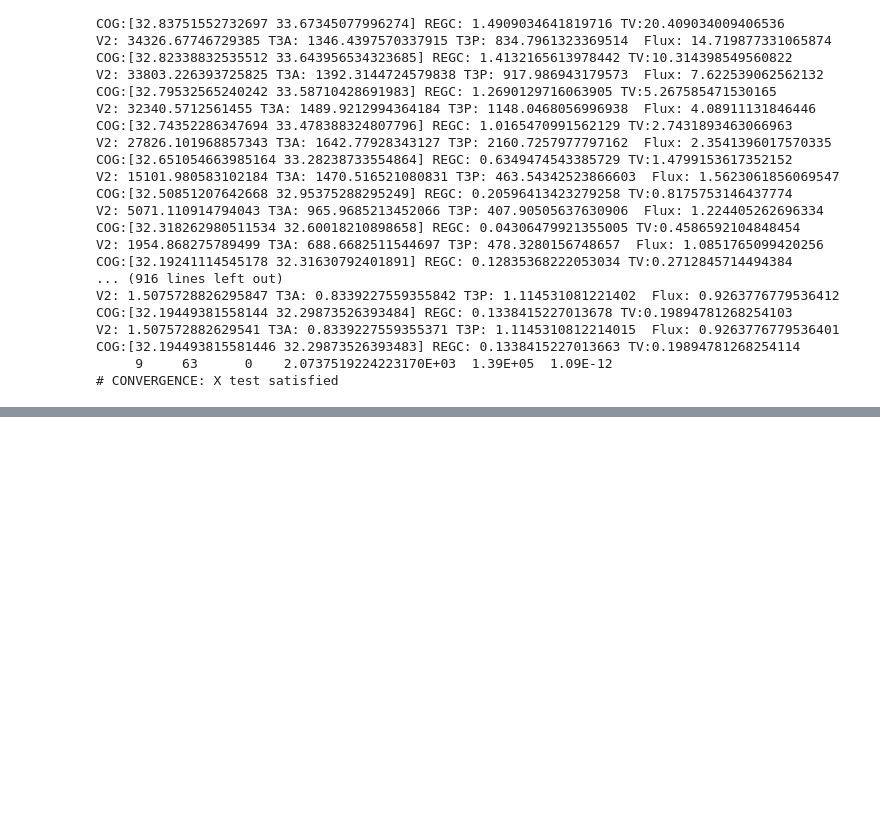
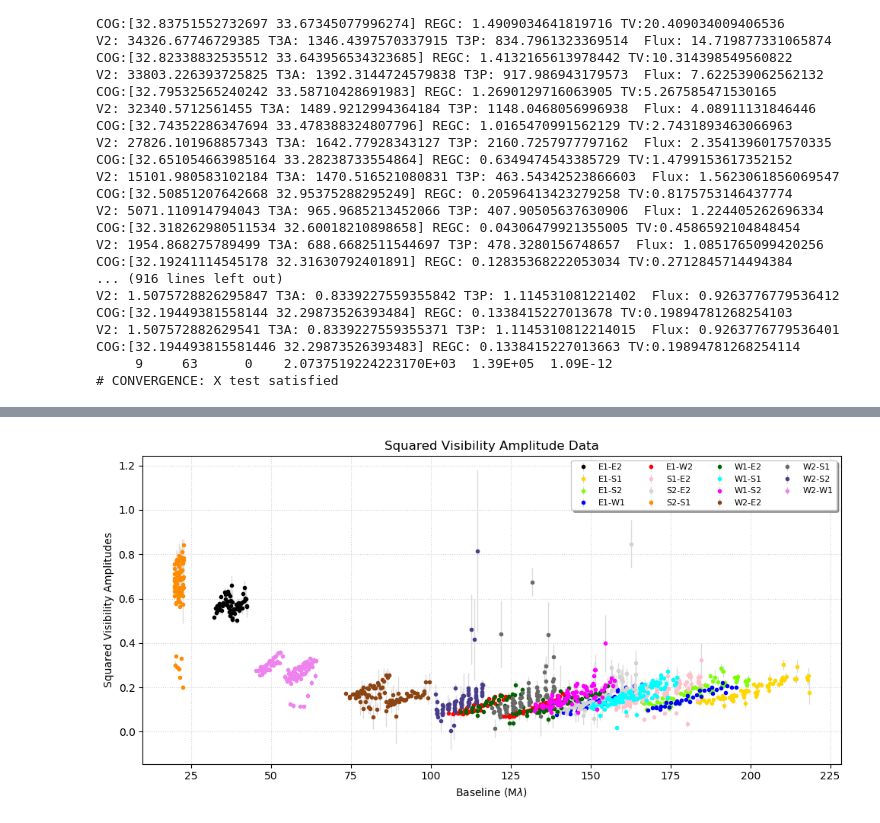
Before and after one commit to fabienbaron/OITOOLS.jl, a Jupyter notebook: demos/OITOOLS_Demo.ipynb, the cells around one changed output, grey strips where cells are left out. Saved outputs shown, nothing was run; the diff lists cells and outputs as text; code cells hidden in the pictures; blank space fills up the shorter version.

```diff
--- a/demos/OITOOLS_Demo.ipynb
+++ b/demos/OITOOLS_Demo.ipynb
@@ -251,0 +273,3 @@ imdisp(x,pixscale=pixsize)
+# %%
+oifitsfile = "./data/MWC480.oifits"
+data = vec(readoifits(oifitsfile, filter_bad_data = true, polychromatic = true)) # vec is to get rid of degenerate (temporal) dimension
@@ -251,0 +302,4 @@ imdisp(x,pixscale=pixsize)
+# %%
+v2plot(data)
+# %% [output]
+[figure, added]
```
Also changed, not shown: parts of 13 cells of this notebook, 4 other files.
